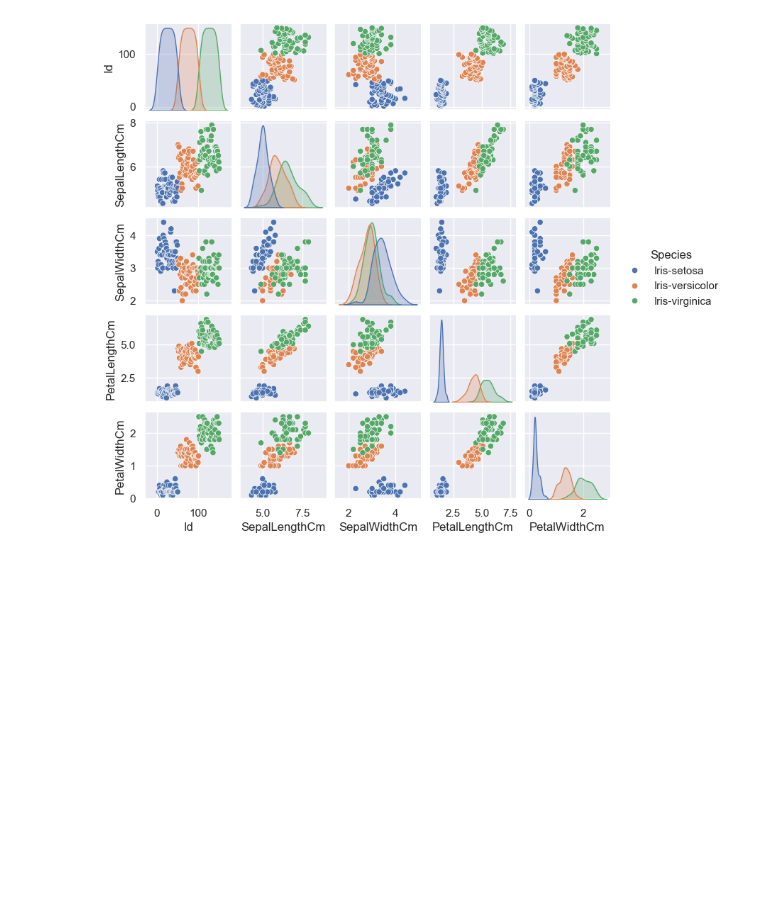
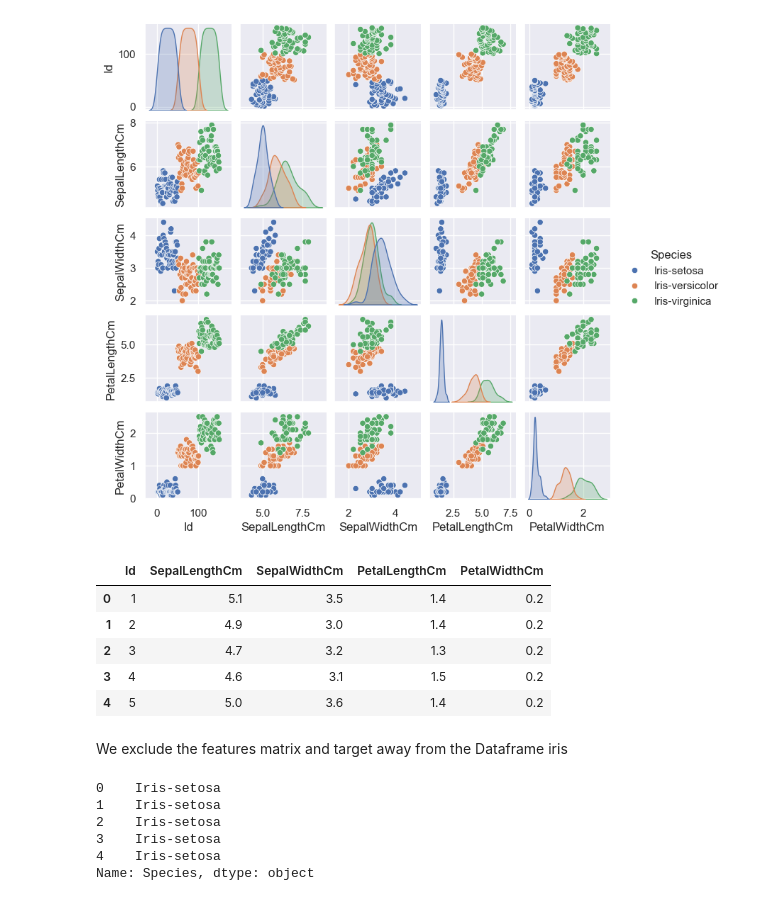
Before and after one commit to Thorne-Musau/D_SC, a Jupyter notebook: Machine Learning/intro.ipynb, the cells around one changed output. Drawn from its saved outputs; the diff is of its cells as text; code cells hidden in the pictures; blank space fills up the shorter version.

```diff
--- a/Machine Learning/intro.ipynb
+++ b/Machine Learning/intro.ipynb
@@ -2,8 +4,8 @@
 #import seaborn
 import seaborn as sns
 import pandas as pd
-df = pd.read_csv('Datasets\Iris.csv')
-df.head()
+iris = pd.read_csv('Datasets\Iris.csv')
+iris.head()
 # %% [output]
 |  | Id | SepalLengthCm | SepalWidthCm | PetalLengthCm | PetalWidthCm | Species |
 | 0 | 1 | 5.1 | 3.5 | 1.4 | 0.2 | Iris-setosa |
@@ -18,2 +20,24 @@ sns.pairplot(df, hue='Species', height=1.5);
 # %% [output]
 [figure]
+# %%
+X_iris = iris.drop('Species', axis=1)
+X_iris.head()
+# %% [output]
+|  | Id | SepalLengthCm | SepalWidthCm | PetalLengthCm | PetalWidthCm |
+| 0 | 1 | 5.1 | 3.5 | 1.4 | 0.2 |
+| 1 | 2 | 4.9 | 3.0 | 1.4 | 0.2 |
+| 2 | 3 | 4.7 | 3.2 | 1.3 | 0.2 |
+| 3 | 4 | 4.6 | 3.1 | 1.5 | 0.2 |
+| 4 | 5 | 5.0 | 3.6 | 1.4 | 0.2 |
+# %% [markdown]
+We exclude the features matrix and target away from the Dataframe iris
+# %%
+y_iris = iris['Species']
+y_iris.head()
+# %% [output]
+0    Iris-setosa
+1    Iris-setosa
+2    Iris-setosa
+3    Iris-setosa
+4    Iris-setosa
+Name: Species, dtype: object
```
Also changed, not shown: parts of 16 cells of this notebook.
